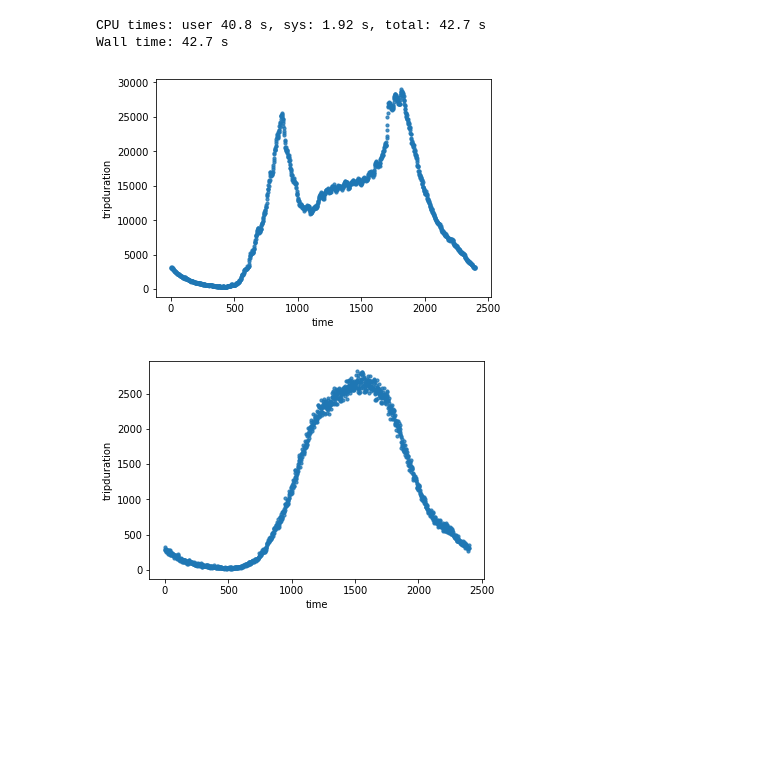
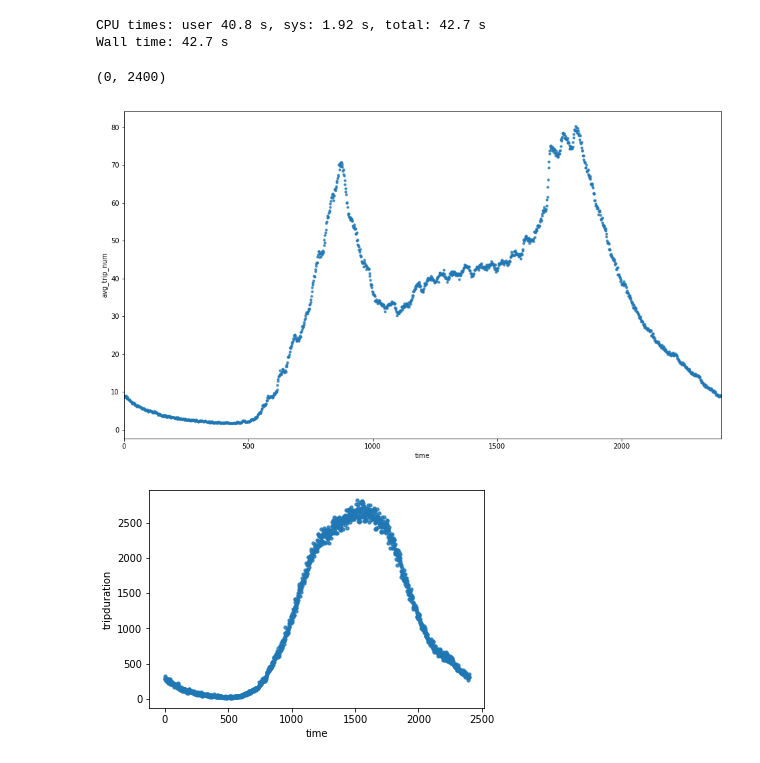
Before and after one commit to beimingliu/NYC_Citi_Bike_2017, a Jupyter notebook: notebook/data_EDA.ipynb, the cells around one changed output. Drawn from its saved outputs; the diff is of its cells as text; code cells hidden in the pictures; blank space fills up the shorter version.

```diff
--- a/notebook/data_EDA.ipynb
+++ b/notebook/data_EDA.ipynb
@@ -18,6 +18,10 @@ import matplotlib.pyplot as plt
 
 import warnings
 warnings.filterwarnings("ignore")
+# %%
+# Defualt image size
+import matplotlib.pylab as pylab
+pylab.rcParams['figure.figsize'] = 16, 9
 # %%
 %%time
 stations_dict = pickle.load(open('stations_dict.p', "rb"))
@@ -204,12 +243,19 @@ df['time'] = df['time'].map(lambda x: hour_min(x))
 CPU times: user 40.8 s, sys: 1.92 s, total: 42.7 s
 Wall time: 42.7 s
 # %%
-# number of trips vs. HH%MM
-tmp = df.groupby(['time']).tripduration.size().reset_index()
-sns.regplot(x="time", y="tripduration", data=tmp,
+# # number of trips vs. dow
+tmp = df.groupby(['time'])\
+        .agg({'tripduration': 'size',
+              'date': lambda x: x.nunique()}).reset_index()
+
+tmp['avg_trip_num'] = tmp['tripduration']/tmp['date']
+s = sns.regplot(x="time", y="avg_trip_num", data=tmp,
             scatter_kws={"s": 10}, ci=None, fit_reg=False);
+axes = s.axes
+axes.set_xlim(0,2400)
 # %% [output]
+(0, 2400)
-[figure, old version]
+[figure, new version]
 # %%
 # Customer
 # number of trips vs. HH%MM
```
Also changed, not shown: parts of 18 cells of this notebook, 1 other file.
